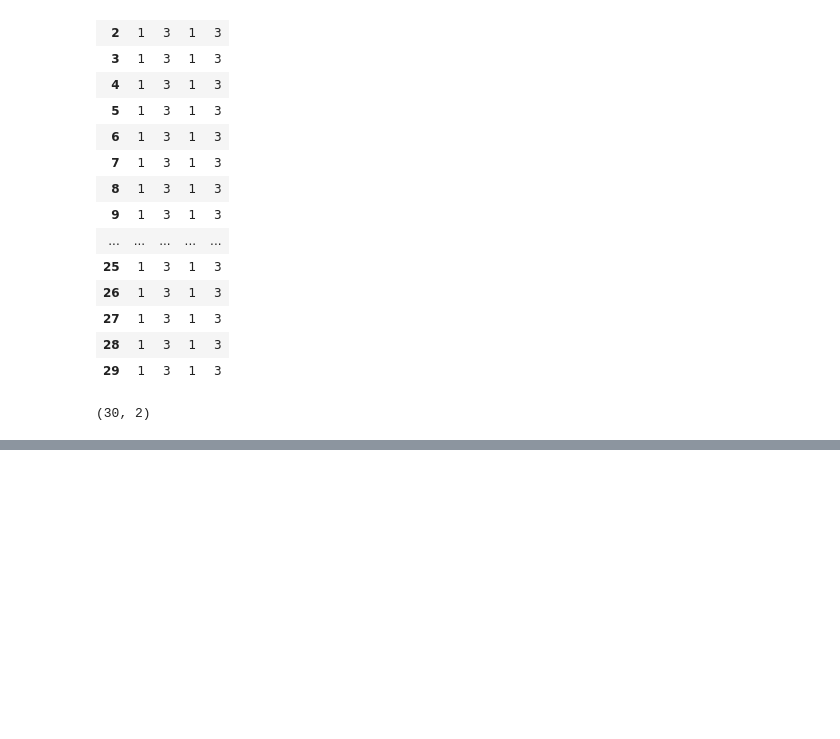
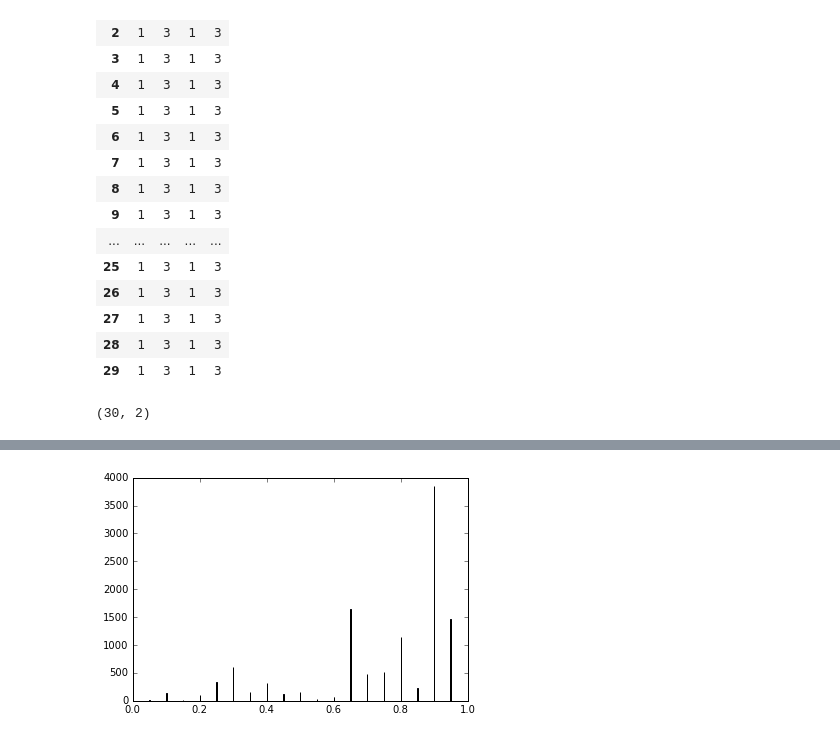
Before and after one commit to JaredJacobsen/capstone_project, a Jupyter notebook: allergen_modelling.ipynb, the cells around one changed output, grey strips where cells are left out. Saved outputs shown, nothing was run; the diff lists cells and outputs as text; code cells hidden in the pictures; blank space fills up the shorter version.

```diff
--- a/allergen_modelling.ipynb
+++ b/allergen_modelling.ipynb
@@ -618,0 +611,4 @@ d1.as_matrix().shape
+# %%
+plt.hist(recall, bins=1000);
+# %% [output]
+[figure, added]
```
Also changed, not shown: parts of 15 cells of this notebook, 9 other files.
